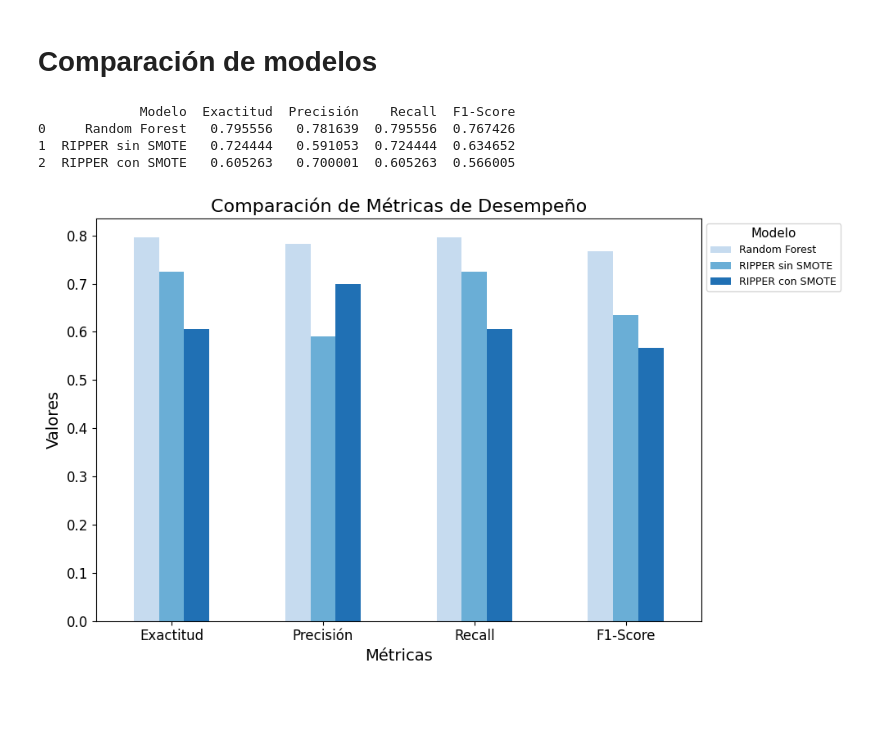
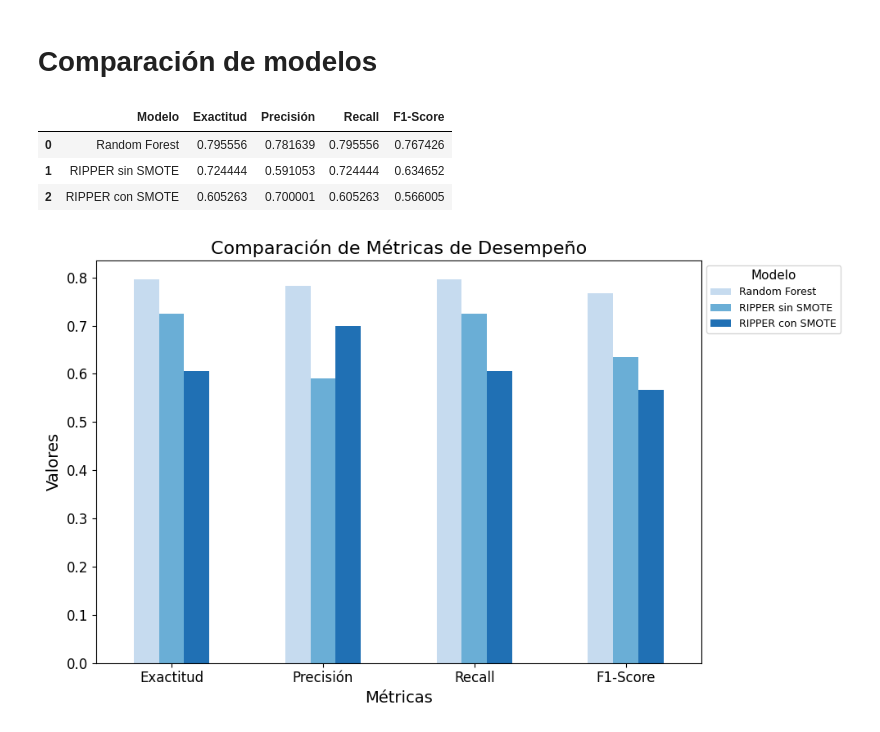
Before and after one commit to juanjacevedo/Lab_3_Decision_Tree, a Jupyter notebook: Actividad.ipynb, the cells around one changed output. Drawn from its saved outputs; the diff is of its cells as text; code cells hidden in the pictures; blank space fills up the shorter version.

```diff
--- a/Actividad.ipynb
+++ b/Actividad.ipynb
@@ -920,38 +920,38 @@ metrics_rf = {
 }
 
 metrics_ripper = {
     "Exactitud": accuracy_score(y_test_CD, y_pred_CD),
     "Precisión": precision_score(y_test_CD, y_pred_CD, average='weighted'),
     "Recall": recall_score(y_test_CD, y_pred_CD, average='weighted'),
     "F1-Score": f1_score(y_test_CD, y_pred_CD, average='weighted')
 }
 
 metrics_ripper_smote = {
     "Exactitud": accuracy_score(y_test_SD, y_pred_SD),
     "Precisión": precision_score(y_test_SD, y_pred_SD, average='weighted'),
     "Recall": recall_score(y_test_SD, y_pred_SD, average='weighted'),
     "F1-Score": f1_score(y_test_SD, y_pred_SD, average='weighted')
 }
 
 # Crear el diccionario de métricas
 metrics = {
     "Modelo": ["Random Forest", "RIPPER sin SMOTE", "RIPPER con SMOTE"],
     "Exactitud": [metrics_rf["Exactitud"], metrics_ripper["Exactitud"], metrics_ripper_smote["Exactitud"]],
     "Precisión": [metrics_rf["Precisión"], metrics_ripper["Precisión"], metrics_ripper_smote["Precisión"]],
     "Recall": [metrics_rf["Recall"], metrics_ripper["Recall"], metrics_ripper_smote["Recall"]],
     "F1-Score": [metrics_rf["F1-Score"], metrics_ripper["F1-Score"], metrics_ripper_smote["F1-Score"]]
 }
 
 # Crear el DataFrame
 df_metrics = pd.DataFrame(metrics)
 
 # Mostrar el DataFrame
-print(df_metrics)
+df_metrics
 # %% [output]
-             Modelo  Exactitud  Precisión    Recall  F1-Score
-0     Random Forest   0.795556   0.781639  0.795556  0.767426
-1  RIPPER sin SMOTE   0.724444   0.591053  0.724444  0.634652
-2  RIPPER con SMOTE   0.605263   0.700001  0.605263  0.566005
+|  | Modelo | Exactitud | Precisión | Recall | F1-Score |
+| 0 | Random Forest | 0.795556 | 0.781639 | 0.795556 | 0.767426 |
+| 1 | RIPPER sin SMOTE | 0.724444 | 0.591053 | 0.724444 | 0.634652 |
+| 2 | RIPPER con SMOTE | 0.605263 | 0.700001 | 0.605263 | 0.566005 |
 # %%
 # Transponer el DataFrame para la gráfica
 df_metrics_transpuesto = df_metrics.set_index("Modelo").T
```
Also changed, not shown: parts of 2 cells of this notebook, 1 other file.
